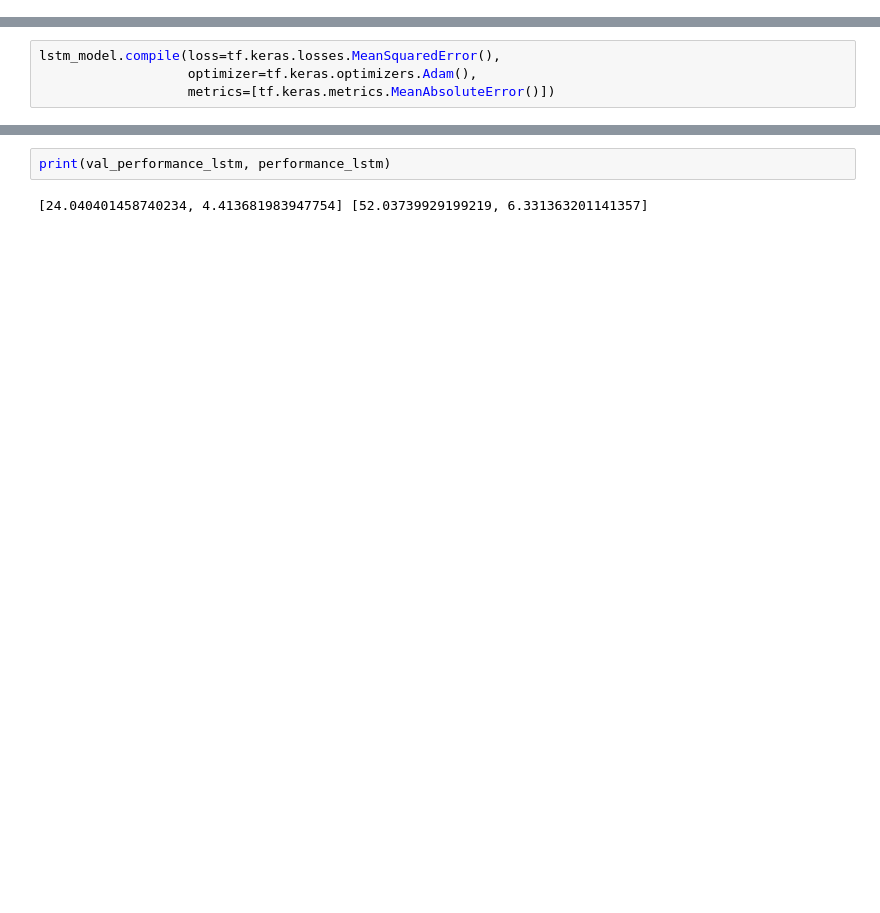
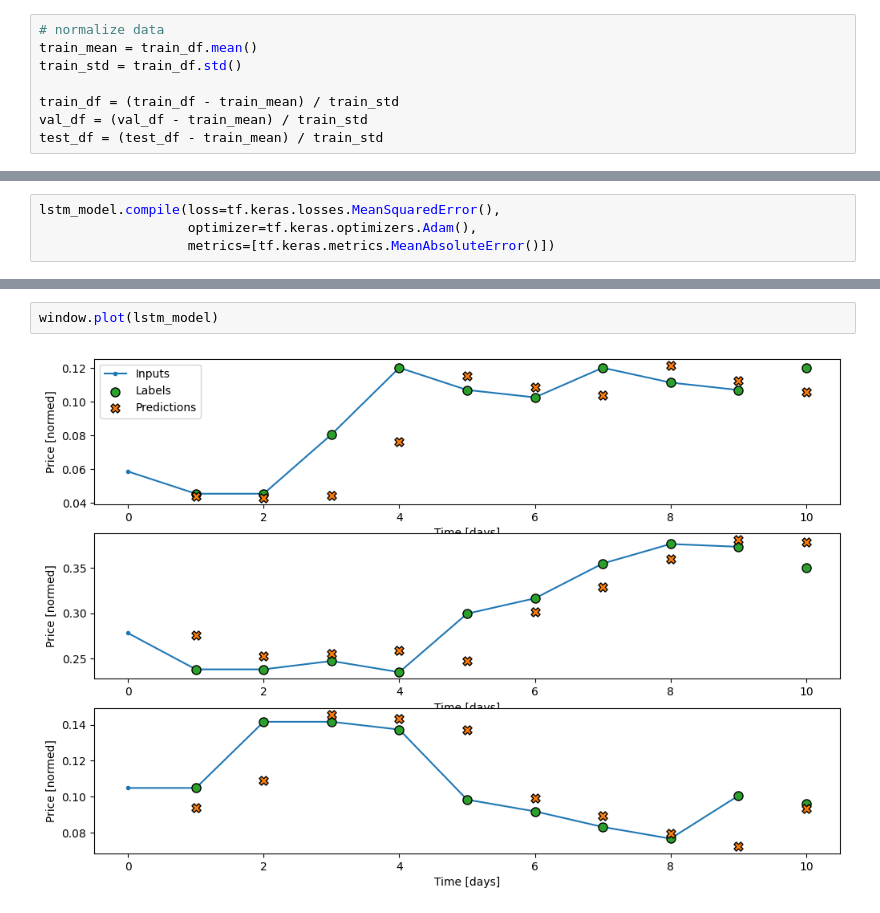
Before and after one commit to GoneSahlin/StocksAI, a Jupyter notebook: model/main.ipynb, the cells around one changed output, grey strips where cells are left out. Drawn from its saved outputs; the diff is of its cells as text; blank space fills up the shorter version.

Commit message:
added normalization and graphing

```diff
--- a/model/main.ipynb
+++ b/model/main.ipynb
@@ -45,0 +28,8 @@ print(train_df, val_df, test_df)
+# %%
+# normalize data
+train_mean = train_df.mean()
+train_std = train_df.std()
+
+train_df = (train_df - train_mean) / train_std
+val_df = (val_df - train_mean) / train_std
+test_df = (test_df - train_mean) / train_std
@@ -170,4 +171,4 @@ performance_lstm = lstm_model.evaluate(window.test, verbose=0)
-# %%
-print(val_performance_lstm, performance_lstm)
-# %% [output]
-[24.040401458740234, 4.413681983947754] [52.03739929199219, 6.331363201141357]
+# %%
+window.plot(lstm_model)
+# %% [output]
+[figure, added]
```
Also changed, not shown: parts of 7 cells of this notebook, 1 other file.
